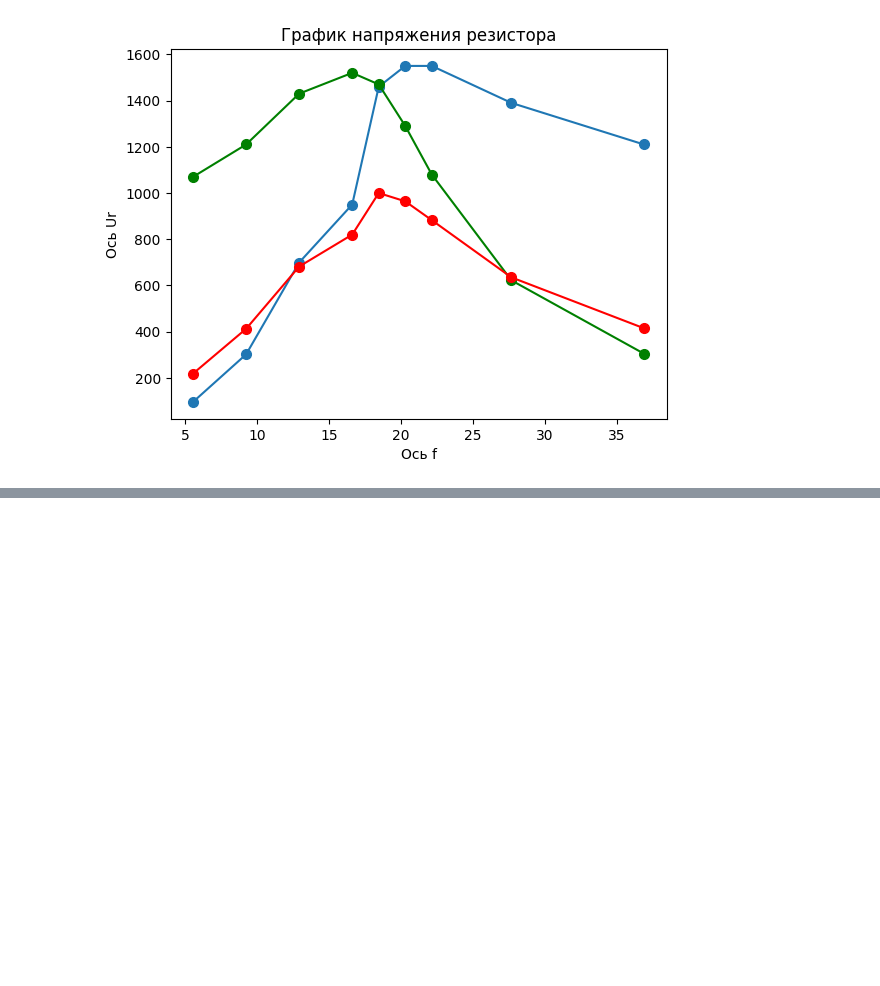
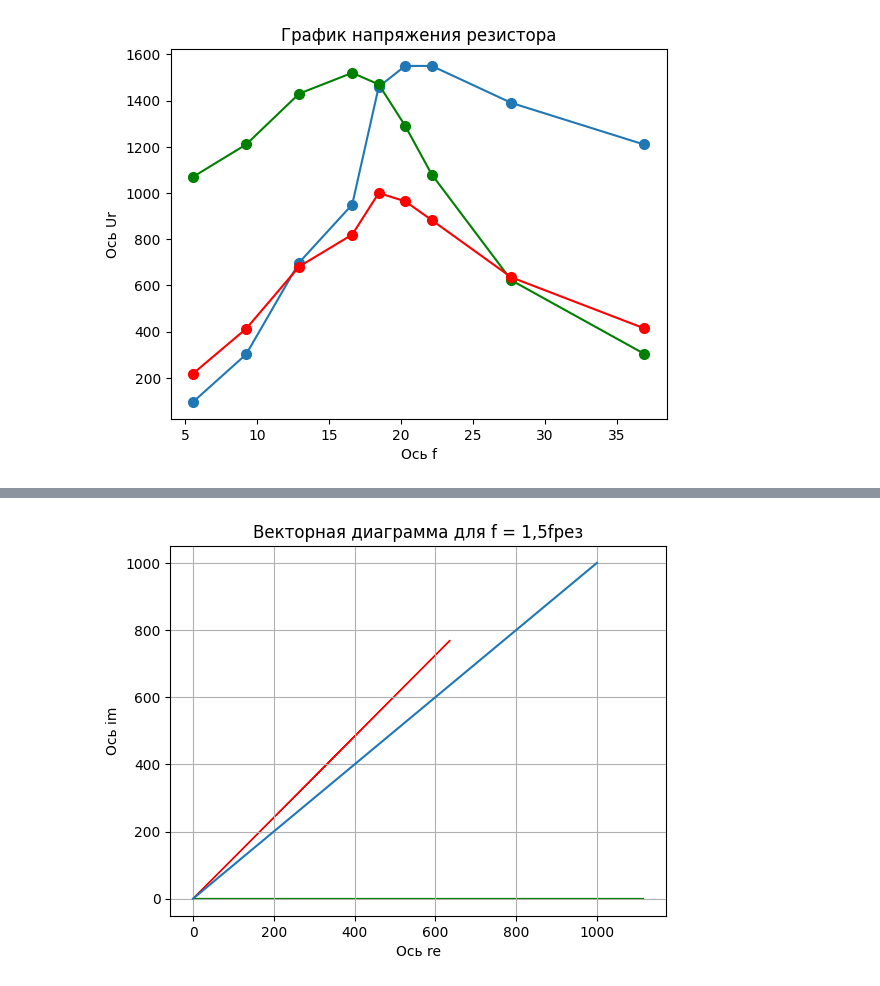
Before and after one commit to ian4ick/MIREA_fork, a Jupyter notebook: InfAndCompTechnology/Bachelor/2 course/1 Term/Electronics/Labs/2.ipynb, the cells around one changed output, grey strips where cells are left out. Saved outputs shown, nothing was run; the diff lists cells and outputs as text; code cells hidden in the pictures; blank space fills up the shorter version.

```diff
--- a/InfAndCompTechnology/Bachelor/2 course/1 Term/Electronics/Labs/2.ipynb
+++ b/InfAndCompTechnology/Bachelor/2 course/1 Term/Electronics/Labs/2.ipynb
@@ -170,0 +200,11 @@ plt.show()
+# %%
+plt.plot(x, y)
+plt.arrow(0, 0,Ur[7], Ul[7] - Uc[7], color = 'red', width = 0.5 )
+plt.arrow(0, 0,I[7] * 100, 0, color = 'green', width = 0.5 )
+plt.title('Векторная диаграмма для f = 1,5fрез')
+plt.xlabel('Ось re')
+plt.ylabel('Ось im')
+plt.grid()
+plt.show()
+# %% [output]
+[figure, added]
```
Also changed, not shown: parts of 5 cells of this notebook, 16 other files.
